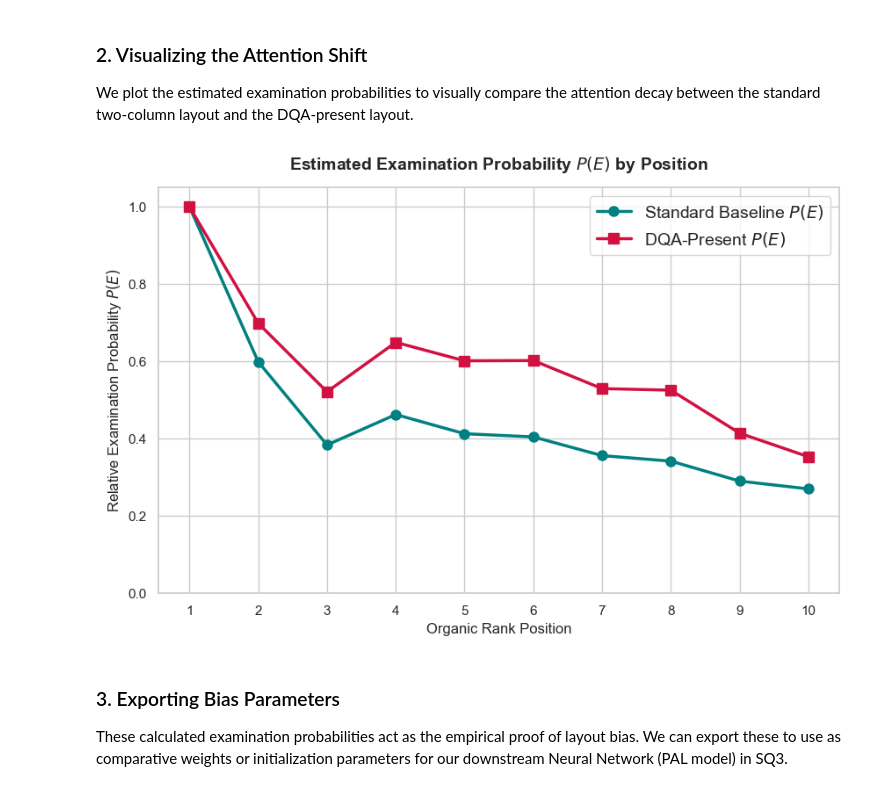
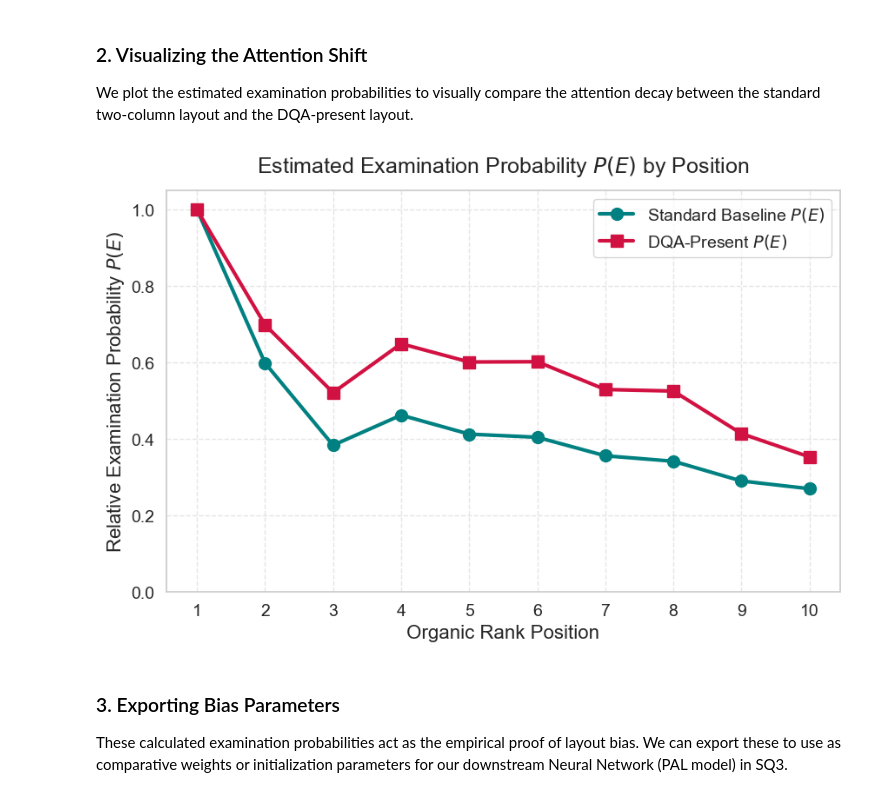
Before and after one commit to Jesperk88/Thesis_masters, a Jupyter notebook: notebooks/SQ2_Examination_Curves.ipynb, the cells around one changed output. Drawn from its saved outputs; the diff is of its cells as text; code cells hidden in the pictures.

```diff
--- a/notebooks/SQ2_Examination_Curves.ipynb
+++ b/notebooks/SQ2_Examination_Curves.ipynb
@@ -85,30 +85,34 @@ DQA-Present PBM Estimates:
 # %% [markdown]
 ### 2. Visualizing the Attention Shift
 We plot the estimated examination probabilities to visually compare the attention decay between the standard two-column layout and the DQA-present layout.
-# %%
-plt.figure(figsize=(10, 6))
-
-# Plot Standard Baseline
-plt.plot(base_pbm['position'], base_pbm['examination_prob'],
-         marker='o', markersize=8, linewidth=2.5, color='#008080', label='Standard Baseline $P(E)$')
-
-# Plot DQA-Present
-plt.plot(dqa_pbm['position'], dqa_pbm['examination_prob'],
-         marker='s', markersize=8, linewidth=2.5, color='#D11141', label='DQA-Present $P(E)$')
-
-# Formatting
-plt.title('Estimated Examination Probability $P(E)$ by Position', pad=15, fontweight='bold')
-plt.xlabel('Organic Rank Position')
-plt.ylabel('Relative Examination Probability $P(E)$')
-plt.xticks(range(1, 11))
-plt.ylim(0, 1.05) # Cap at 1.0 since it's a probability
-plt.legend(fontsize=14)
-
-# Save the plot for the thesis document
-plt.savefig('Fig_3 pbm_examination_curves_sq2.pdf', format='pdf', bbox_inches='tight')
-plt.show()
-# %% [output]
-[figure, removed]
+# %%
+plt.figure(figsize=(10, 6))
+
+# Plot Standard Baseline
+plt.plot(base_pbm['position'], base_pbm['examination_prob'],
+         marker='o', markersize=10, linewidth=3, color='#008080', label='Standard Baseline $P(E)$')
+
+# Plot DQA-Present
+plt.plot(dqa_pbm['position'], dqa_pbm['examination_prob'],
+         marker='s', markersize=10, linewidth=3, color='#D11141', label='DQA-Present $P(E)$')
+
+# Formatting
+plt.title('Estimated Examination Probability $P(E)$ by Position', pad=15, fontsize=18)
+plt.xlabel('Organic Rank Position', fontsize=16)
+plt.ylabel('Relative Examination Probability $P(E)$', fontsize=16)
+
+plt.xticks(range(1, 11), fontsize=14)
+plt.yticks(fontsize=14)
+
+plt.ylim(0, 1.05)
+plt.legend(fontsize=14)
+
+plt.grid(True, linestyle='--', alpha=0.5)
+
+plt.savefig('Fig_3 pbm_examination_curves_sq2.pdf', format='pdf', bbox_inches='tight')
+plt.show()
+# %% [output]
+[figure, added]
 # %% [markdown]
 ### 3. Exporting Bias Parameters
 These calculated examination probabilities act as the empirical proof of layout bias. We can export these to use as comparative weights or initialization parameters for our downstream Neural Network (PAL model) in SQ3.
```
Also changed, not shown: parts of 1 cell of this notebook, 4 other files.
